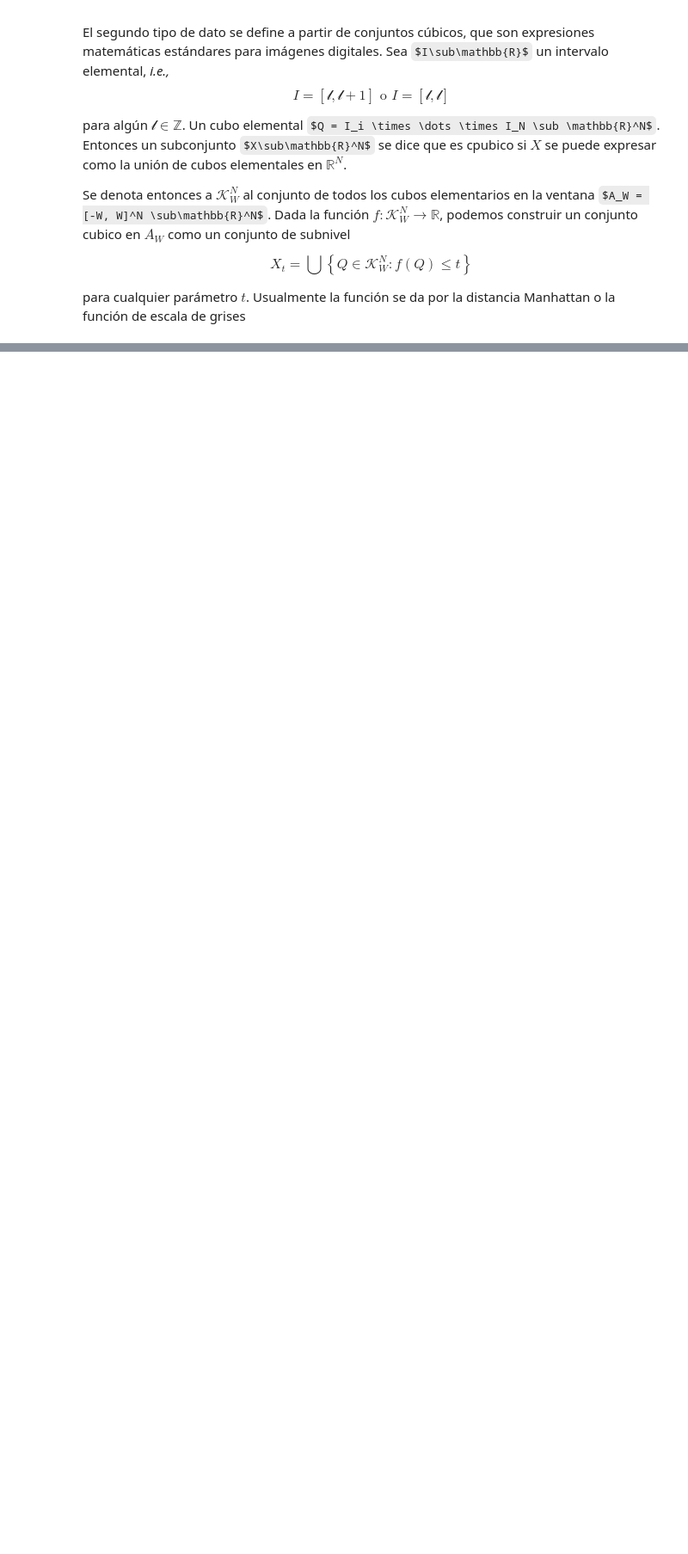
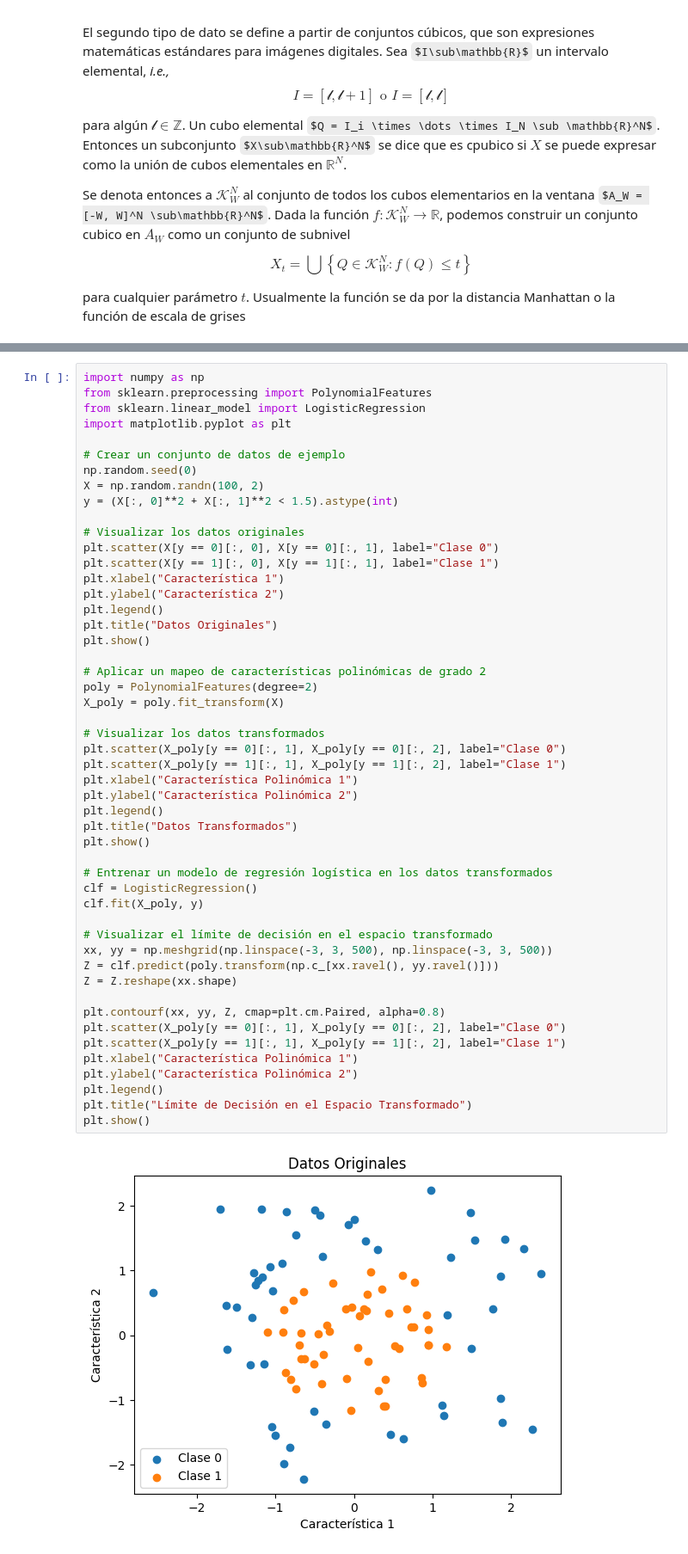
Before and after one commit to Ger-dot-m/Proyectos, a Jupyter notebook: Otros/Temporal.ipynb, the cells around one changed output, grey strips where cells are left out. Shown at 86% size. Drawn from its saved outputs; the diff is of its cells as text; some formulas as TeX source; blank space fills up the shorter version.

```diff
--- a/Otros/Temporal.ipynb
+++ b/Otros/Temporal.ipynb
@@ -167,0 +258,52 @@ para cualquier parámetro $t$. Usualmente la función se da por la distancia Man
+# %%
+import numpy as np
+from sklearn.preprocessing import PolynomialFeatures
+from sklearn.linear_model import LogisticRegression
+import matplotlib.pyplot as plt
+
+# Crear un conjunto de datos de ejemplo
+np.random.seed(0)
+X = np.random.randn(100, 2)
+y = (X[:, 0]**2 + X[:, 1]**2 < 1.5).astype(int)
+
+# Visualizar los datos originales
+plt.scatter(X[y == 0][:, 0], X[y == 0][:, 1], label="Clase 0")
+plt.scatter(X[y == 1][:, 0], X[y == 1][:, 1], label="Clase 1")
+plt.xlabel("Característica 1")
+plt.ylabel("Característica 2")
+plt.legend()
+plt.title("Datos Originales")
+plt.show()
+
+# Aplicar un mapeo de características polinómicas de grado 2
+poly = PolynomialFeatures(degree=2)
+X_poly = poly.fit_transform(X)
+
+# Visualizar los datos transformados
+plt.scatter(X_poly[y == 0][:, 1], X_poly[y == 0][:, 2], label="Clase 0")
+plt.scatter(X_poly[y == 1][:, 1], X_poly[y == 1][:, 2], label="Clase 1")
+plt.xlabel("Característica Polinómica 1")
+plt.ylabel("Característica Polinómica 2")
+plt.legend()
+plt.title("Datos Transformados")
+plt.show()
+
+# Entrenar un modelo de regresión logística en los datos transformados
+clf = LogisticRegression()
+clf.fit(X_poly, y)
+
+# Visualizar el límite de decisión en el espacio transformado
+xx, yy = np.meshgrid(np.linspace(-3, 3, 500), np.linspace(-3, 3, 500))
+Z = clf.predict(poly.transform(np.c_[xx.ravel(), yy.ravel()]))
+Z = Z.reshape(xx.shape)
+
+plt.contourf(xx, yy, Z, cmap=plt.cm.Paired, alpha=0.8)
+plt.scatter(X_poly[y == 0][:, 1], X_poly[y == 0][:, 2], label="Clase 0")
+plt.scatter(X_poly[y == 1][:, 1], X_poly[y == 1][:, 2], label="Clase 1")
+plt.xlabel("Característica Polinómica 1")
+plt.ylabel("Característica Polinómica 2")
+plt.legend()
+plt.title("Límite de Decisión en el Espacio Transformado")
+plt.show()
+# %% [output]
+[figure, added]
```
Also changed, not shown: parts of 5 cells of this notebook, 33 other files.
